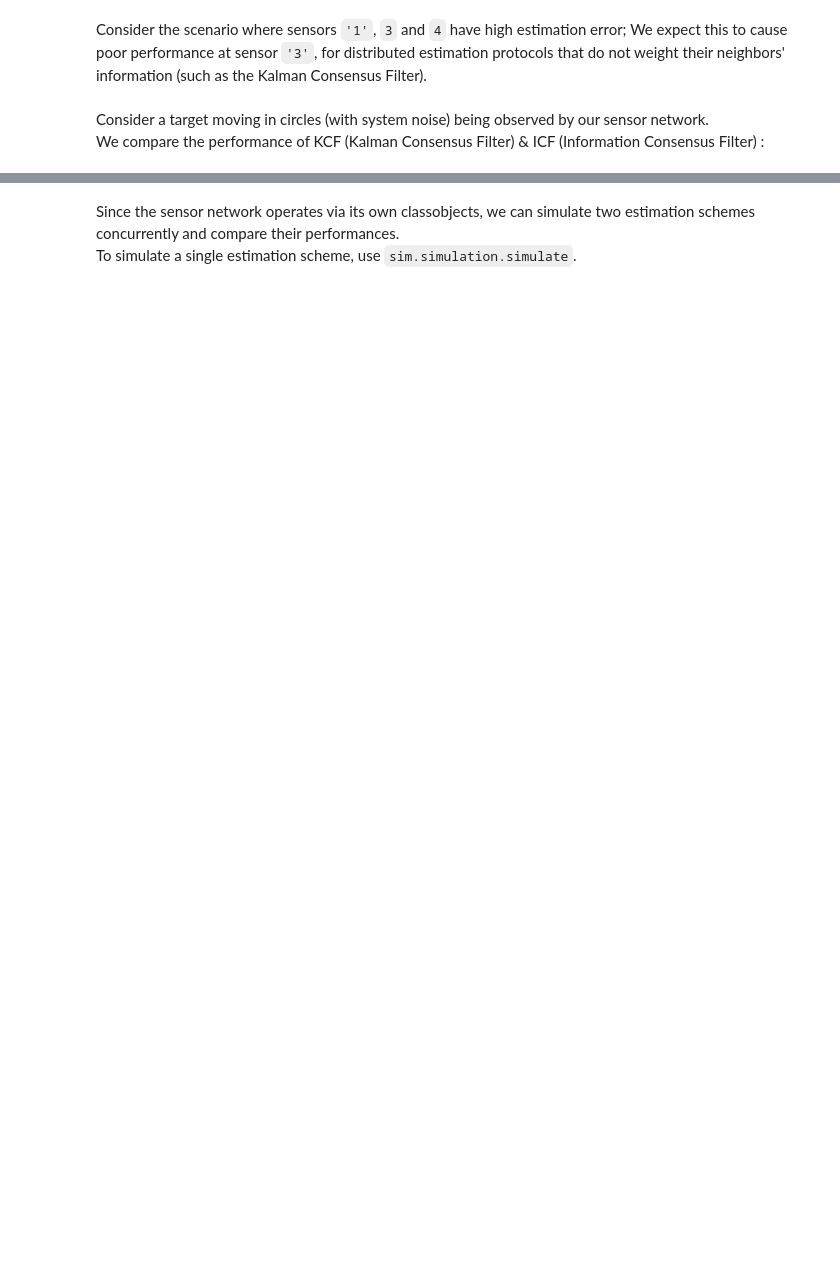
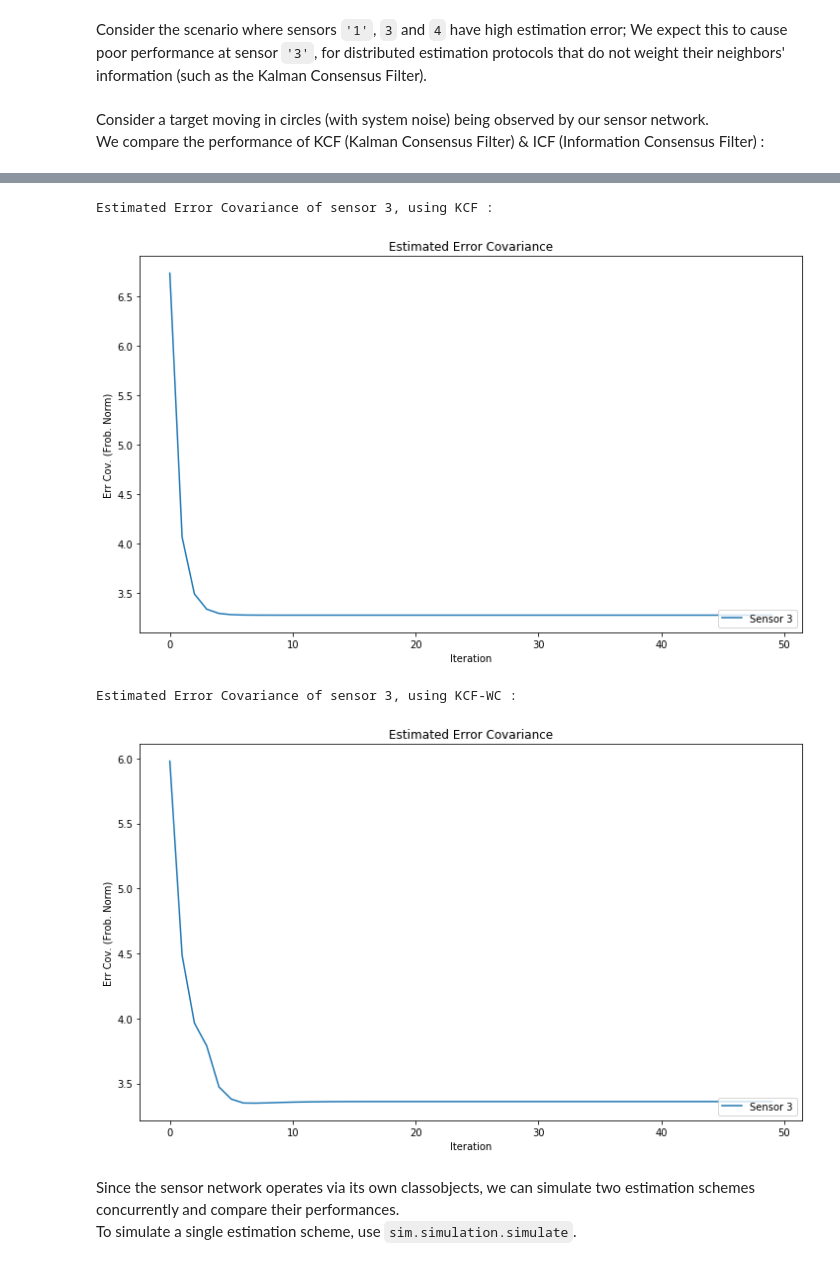
Before and after one commit to shirazkn/sensor-network-sim, a Jupyter notebook: Simulation.ipynb, the cells around one changed output, grey strips where cells are left out. Saved outputs shown, nothing was run; the diff lists cells and outputs as text; code cells hidden in the pictures; blank space fills up the shorter version.

```diff
--- a/Simulation.ipynb
+++ b/Simulation.ipynb
@@ -63,9 +69,14 @@ Simulating for 3 time-steps...
 # %%
-###### Estimated Error Covariance
-# print("Estimated Error Covariance of sensor 3, using KCF :")
-# results[0].plot_timeseries(ErrCov_of="3")
-# print("Estimated Error Covariance of sensor 3, using ICF :")
-# results[1].plot_timeseries(ErrCov_of="3")
+##### Estimated Error Covariance
+print("Estimated Error Covariance of sensor 3, using KCF :")
+results[0].plot_ErrCov(ErrCov_of="3")
+print("Estimated Error Covariance of sensor 3, using KCF-WC :")
+results[1].plot_ErrCov(ErrCov_of="3")
+# %% [output]
+Estimated Error Covariance of sensor 3, using KCF :
+[figure, added]
+Estimated Error Covariance of sensor 3, using KCF-WC :
+[figure, added]
 # %% [markdown]
 Since the sensor network operates via its own classobjects, we can simulate two estimation schemes concurrently and compare their performances. <br>
 To simulate a single estimation scheme, use `sim.simulation.simulate`.
```
Also changed, not shown: parts of 5 cells of this notebook, 4 other files.
